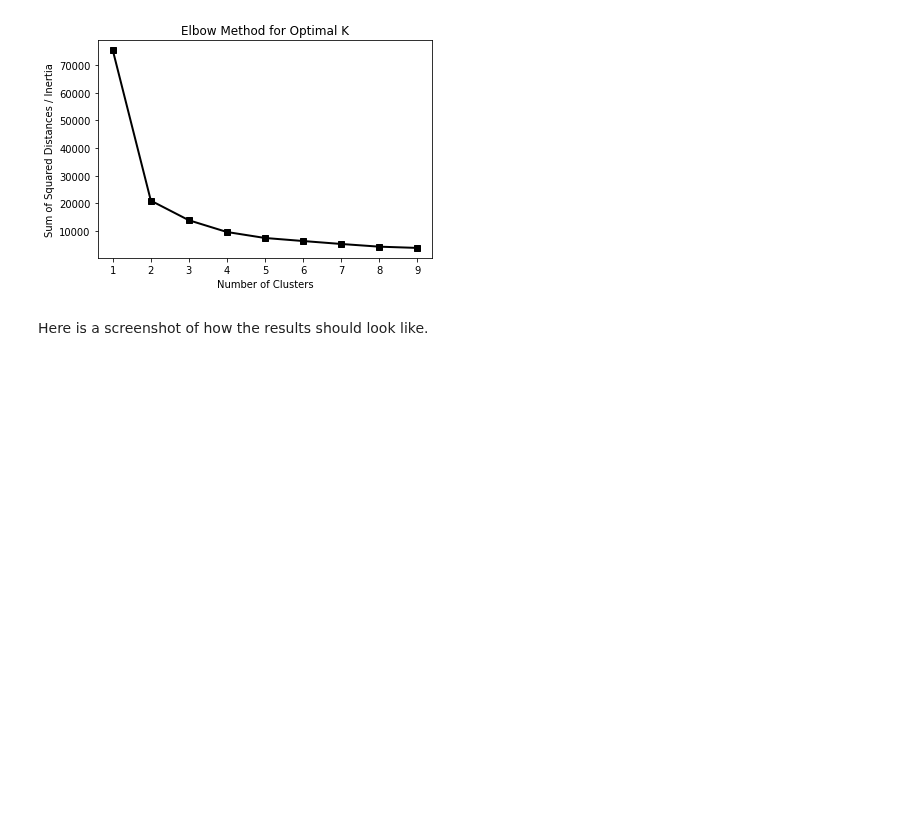
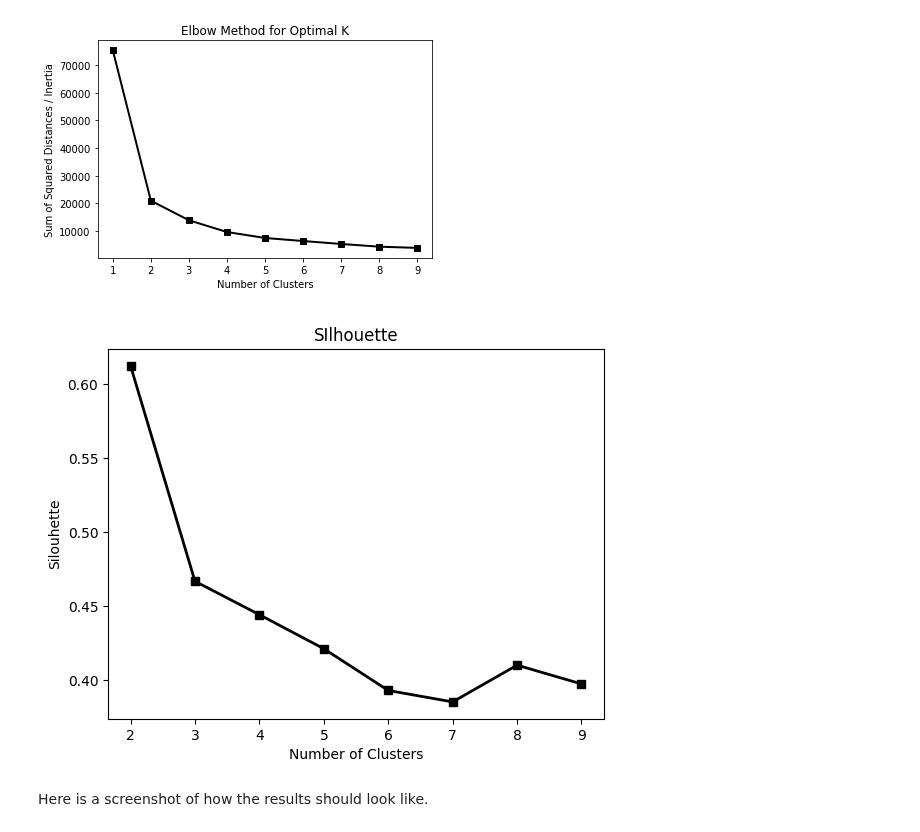
Before and after one commit to noegaill/2025_Intro_Python, a Jupyter notebook: notebook/W4_S1.ipynb, the cells around one changed output. Drawn from its saved outputs; the diff is of its cells as text; code cells hidden in the pictures; blank space fills up the shorter version.

```diff
--- a/notebook/W4_S1.ipynb
+++ b/notebook/W4_S1.ipynb
@@ -153,12 +153,13 @@ This is what your TA got after filling in and running the code above.
 from sklearn._________ import __________________
 # %%
 # Perform silhouette analysis following instructions in the tutorial notebook
-______________ = []
-for num_clusters in range(2,10):
+silhouette = []
+L = range(2,10)
+for num_clusters in L:
   # initialise kmeans
-  ______ = _______(___________)
-  ______.fit(X)
-  cluster_labels = _______.__________
+  kmeans = KMeans(n_clusters=num_clusters)
+  kmeans.fit(X)
+  cluster_labels = kmeans.labels_
 
   # silhouette score
-  _____________.append(silhouette_score(_, ________________))
+  silhouette.append(silhouette_score(X, cluster_labels))
@@ -167,3 +166,12 @@ for num_clusters in range(2,10):
+# %%
+# Plot your silhouette analysis result here.
+plt.plot(L,silhouette,marker='s',c='k',lw=2)
+plt.xlabel('Number of Clusters')
+plt.ylabel('Silouhette')
+plt.title('SIlhouette')
+plt.show()
+# %% [output]
+[figure, added]
 # %% [markdown]
 Here is a screenshot of how the results should look like.
 # %% [markdown]
```
Also changed, not shown: parts of 1 cell of this notebook.
